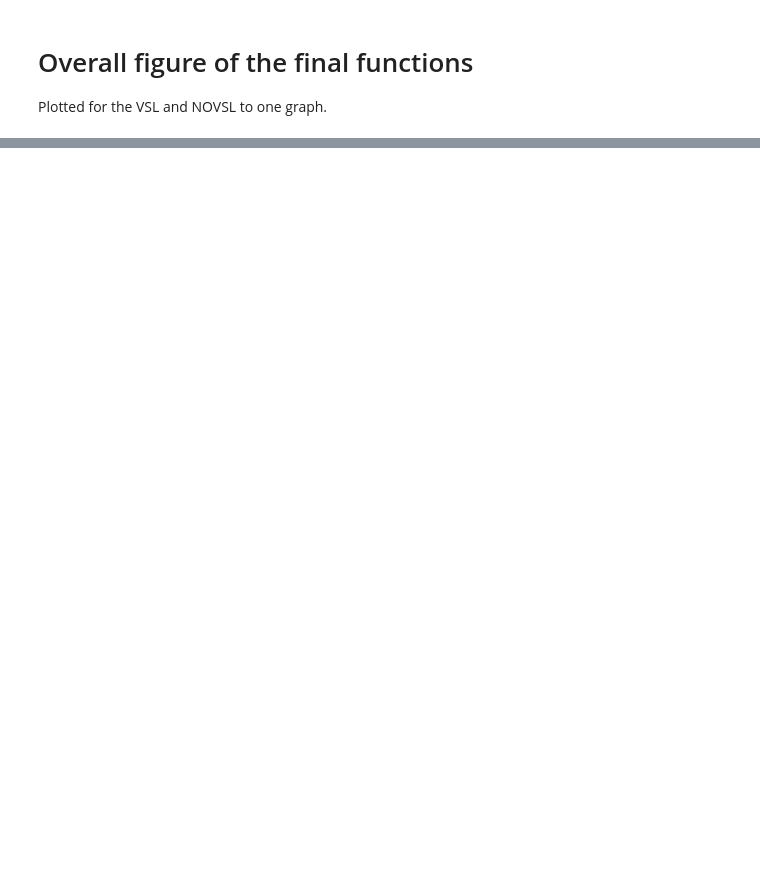
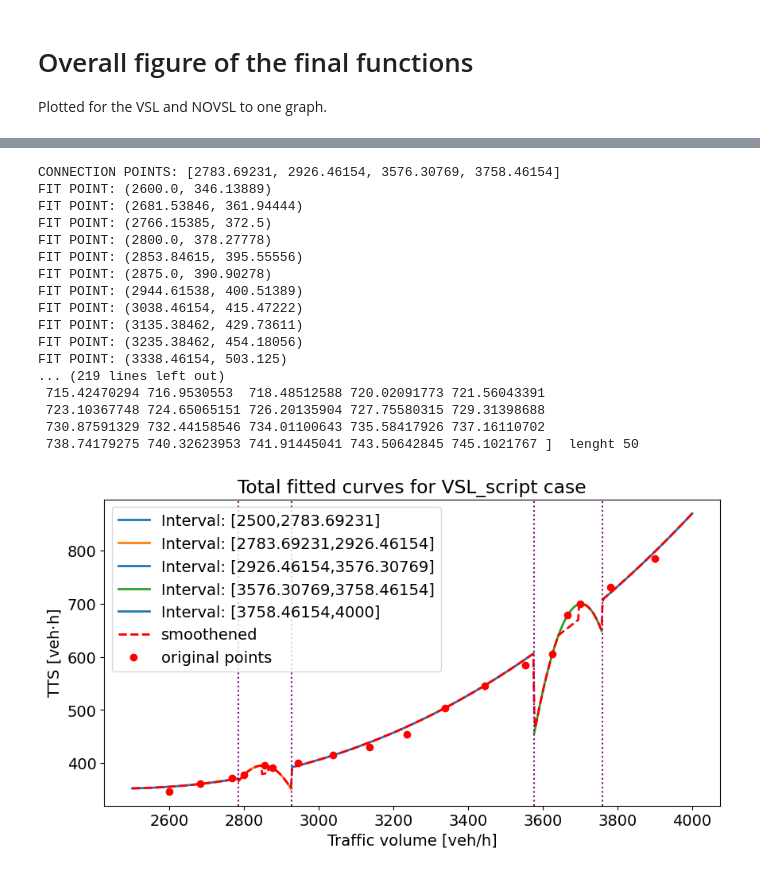
Before and after one commit to SiLab-group/SimEx, a Jupyter notebook: notebooks/SimEx_sumo_plot.ipynb, the cells around one changed output, grey strips where cells are left out. Drawn from its saved outputs; the diff is of its cells as text; code cells hidden in the pictures; blank space fills up the shorter version.

```diff
--- a/notebooks/SimEx_sumo_plot.ipynb
+++ b/notebooks/SimEx_sumo_plot.ipynb
@@ -72,0 +622,5 @@ novsl_total = pickle.load(open("logger-novsl.pkl", "rb"))
+# %%
+import pickle
+# Load the pickle files for threshold 15
+vsl_total = pickle.load(open("logger-vsl.pkl", "rb"))
+novsl_total = pickle.load(open("logger-novsl.pkl", "rb"))
@@ -72,0 +798,21 @@ novsl_total = pickle.load(open("logger-novsl.pkl", "rb"))
+# %%
+_plot_results_tailing(vsl_total)
+# %% [output]
+CONNECTION POINTS: [2783.69231, 2926.46154, 3576.30769, 3758.46154]
+FIT POINT: (2600.0, 346.13889)
+FIT POINT: (2681.53846, 361.94444)
+FIT POINT: (2766.15385, 372.5)
+FIT POINT: (2800.0, 378.27778)
+FIT POINT: (2853.84615, 395.55556)
+FIT POINT: (2875.0, 390.90278)
+FIT POINT: (2944.61538, 400.51389)
+FIT POINT: (3038.46154, 415.47222)
+FIT POINT: (3135.38462, 429.73611)
+FIT POINT: (3235.38462, 454.18056)
+FIT POINT: (3338.46154, 503.125)
+... (219 lines left out)
+ 715.42470294 716.9530553  718.48512588 720.02091773 721.56043391
+ 723.10367748 724.65065151 726.20135904 727.75580315 729.31398688
+ 730.87591329 732.44158546 734.01100643 735.58417926 737.16110702
+ 738.74179275 740.32623953 741.91445041 743.50642845 745.1021767 ]  lenght 50
+[figure, added]
```
Also changed, not shown: parts of 21 cells of this notebook, 3 other files.
